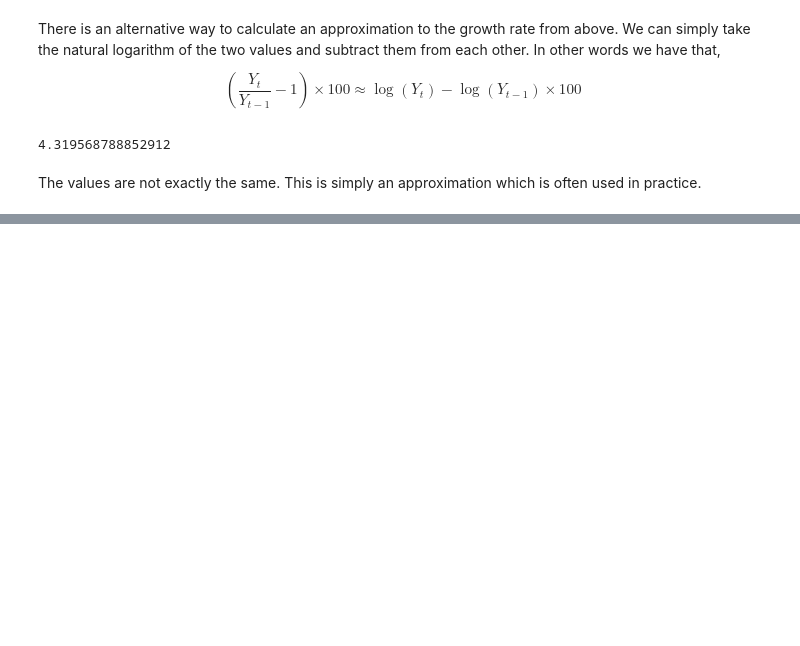
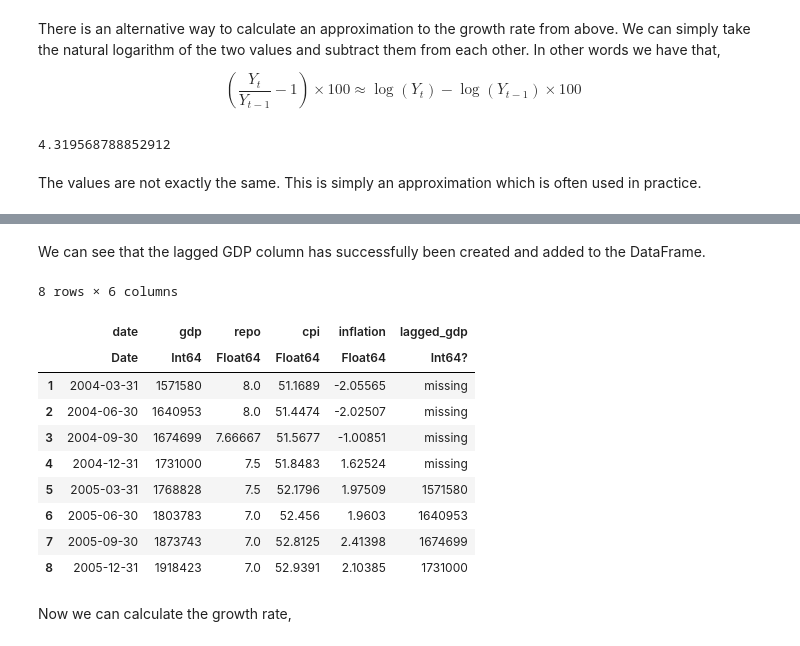
Before and after one commit to DawievLill/Macro-318, a Jupyter notebook: notebooks/tut2_data_analysis.ipynb, the cells around one changed output, grey strips where cells are left out. Drawn from its saved outputs; the diff is of its cells as text; code cells hidden in the pictures; blank space fills up the shorter version.

Commit message:
Growth rate examples

```diff
--- a/notebooks/tut2_data_analysis.ipynb
+++ b/notebooks/tut2_data_analysis.ipynb
@@ -384,0 +403,20 @@ Mathematics is so much easier when we get to use a computer. In this section I w
+# %%
+sa_data.lagged_gdp = lag(sa_data[!, 2], 4);
+# %% [markdown]
+We can see that the lagged GDP column has successfully been created and added to the DataFrame.
+# %%
+first(sa_data[!, :], 8)
+# %% [output]
+8 rows × 6 columns
+|  | date | gdp | repo | cpi | inflation | lagged_gdp |
+|  | Date | Int64 | Float64 | Float64 | Float64 | Int64? |
+| 1 | 2004-03-31 | 1571580 | 8.0 | 51.1689 | -2.05565 | missing |
+| 2 | 2004-06-30 | 1640953 | 8.0 | 51.4474 | -2.02507 | missing |
+| 3 | 2004-09-30 | 1674699 | 7.66667 | 51.5677 | -1.00851 | missing |
+| 4 | 2004-12-31 | 1731000 | 7.5 | 51.8483 | 1.62524 | missing |
+| 5 | 2005-03-31 | 1768828 | 7.5 | 52.1796 | 1.97509 | 1571580 |
+| 6 | 2005-06-30 | 1803783 | 7.0 | 52.456 | 1.9603 | 1640953 |
+| 7 | 2005-09-30 | 1873743 | 7.0 | 52.8125 | 2.41398 | 1674699 |
+| 8 | 2005-12-31 | 1918423 | 7.0 | 52.9391 | 2.10385 | 1731000 |
+# %% [markdown]
+Now we can calculate the growth rate,
```
Also changed, not shown: parts of 12 cells of this notebook.
